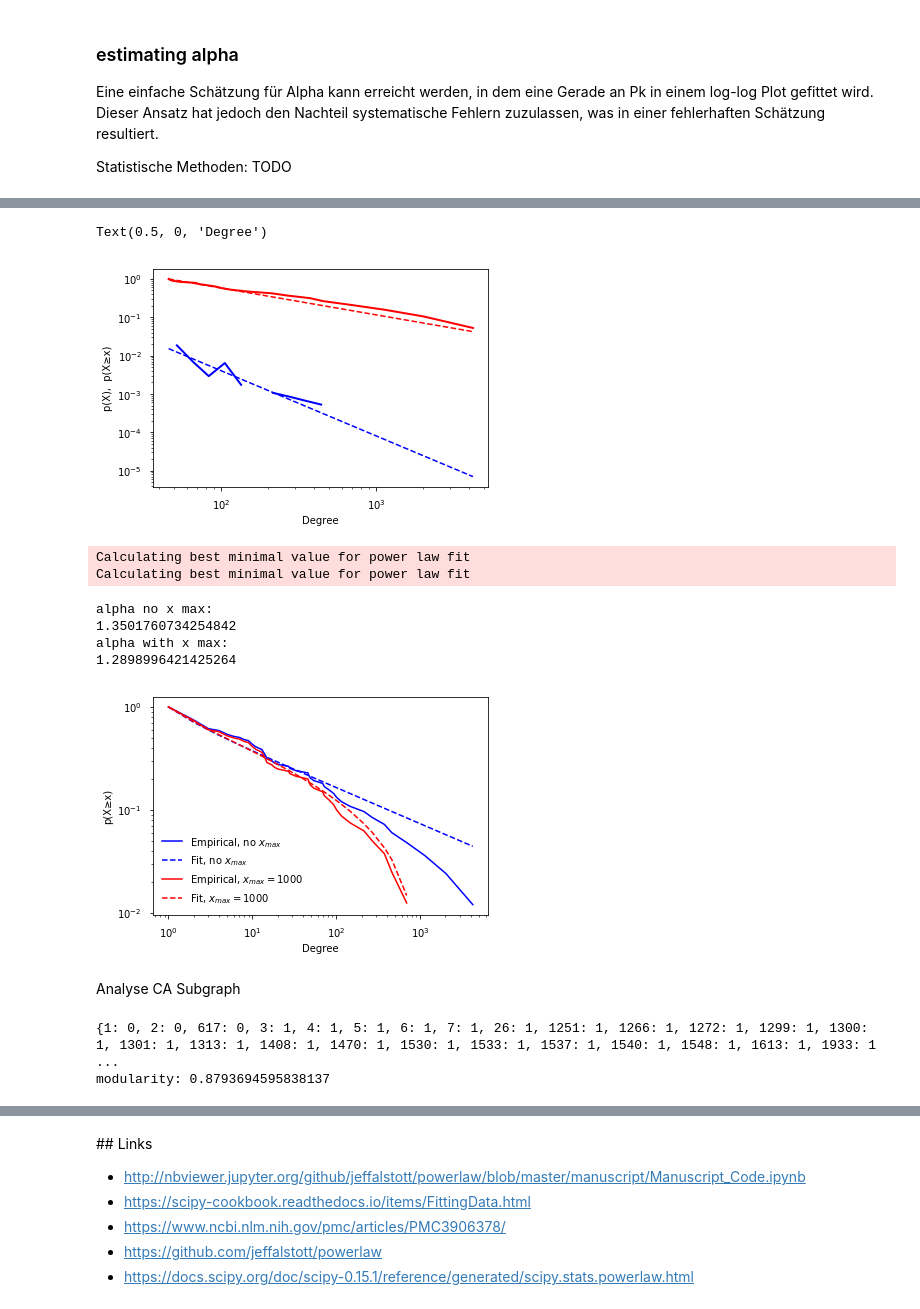
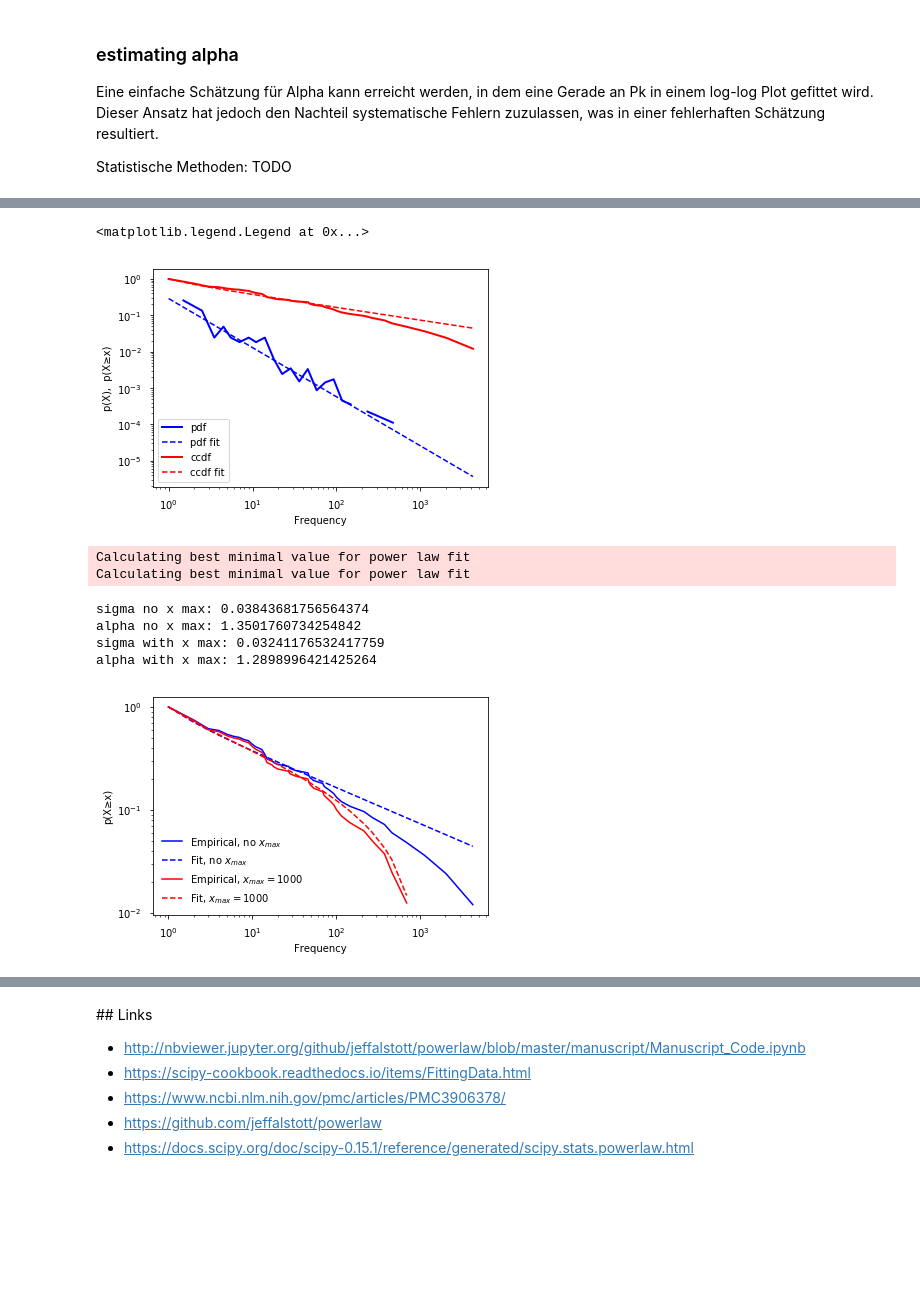
Before and after one commit to mariusgiger/network-analysis-pgp, a Jupyter notebook: PGP - Distribution & network type.ipynb, the cells around one changed output, grey strips where cells are left out. Cells and saved outputs as stored; diff of their text form; code cells hidden in the pictures; blank space fills up the shorter version.

```diff
--- a/PGP - Distribution & network type.ipynb
+++ b/PGP - Distribution & network type.ipynb
@@ -127,0 +155,12 @@ powerlaw.plot_cdf(cnt, color="r")
+# %%
+fit = powerlaw.Fit(cnt, discrete=True)
+print("alpha: " + str(fit.power_law.alpha))
+print("sigma: " + str(fit.power_law.sigma))
+print("xmin: " + str(fit.power_law.xmin))
+fig = fit.plot_ccdf(linewidth=3)
+fit.power_law.plot_ccdf(ax=fig, color='r', label='power law fit', linestyle='--')
+fit.lognormal.plot_ccdf(ax=fig, color='g', label='lognormal fit', linestyle='--')
+fit.truncated_power_law.plot_ccdf(ax=fig,  label='truncated powerlaw fit', color='y', linestyle='--')
+fig.set_ylabel(u"p(X≥x)")
+fig.set_xlabel(r"Frequency")
+fig.legend()
@@ -128,57 +174,39 @@ powerlaw.plot_cdf(cnt, color="r")
 # %%
-figCCDF = fit.plot_pdf(color='b', linewidth=2)
-fit.power_law.plot_pdf(color='b', linestyle='--', ax=figCCDF)
-fit.plot_ccdf(color='r', linewidth=2, ax=figCCDF)
-fit.power_law.plot_ccdf(color='r', linestyle='--', ax=figCCDF)
-####
-figCCDF.set_ylabel(u"p(X),  p(X≥x)")
-figCCDF.set_xlabel(r"Degree")
+fig27 = fit.plot_pdf(color='b', label="pdf", linewidth=2)
+fit.power_law.plot_pdf(color='b', label="pdf fit", linestyle='--', ax=fig27)
+fit.plot_ccdf(color='r', linewidth=2, label="ccdf", ax=fig27)
+fit.power_law.plot_ccdf(color='r', label="ccdf fit", linestyle='--', ax=fig27)
+fig27.set_ylabel(u"p(X),  p(X≥x)")
+fig27.set_xlabel(r"Frequency")
+fig27.legend()
 # %% [output]
-Text(0.5, 0, 'Degree')
+<matplotlib.legend.Legend at 0x...>
-[figure, old version]
+[figure, new version]
 # %%
 #no x max
 fit = powerlaw.Fit(cnt, discrete=True, xmax=None)
 FigCCDFmax = fit.plot_ccdf(color='b', label=r"Empirical, no $x_{max}$")
 fit.power_law.plot_ccdf(color='b', linestyle='--', ax=FigCCDFmax, label=r"Fit, no $x_{max}$")
-print("alpha no x max: ")
-print(fit.power_law.alpha)
+print("sigma no x max: " + str(fit.power_law.sigma))
+print("alpha no x max: " + str(fit.power_law.alpha))
 
 #with x max
 fit = powerlaw.Fit(cnt, discrete=True, xmax=1000)
 fit.plot_ccdf(color='r', label=r"Empirical, $x_{max}=1000$")
 fit.power_law.plot_ccdf(color='r', linestyle='--', ax=FigCCDFmax, label=r"Fit, $x_{max}=1000$")
-print("alpha with x max: ")
-print(fit.power_law.alpha)
+print("sigma with x max: " + str(fit.power_law.sigma))
+print("alpha with x max: " + str(fit.power_law.alpha))
 
 FigCCDFmax.set_ylabel(u"p(X≥x)")
-FigCCDFmax.set_xlabel(r"Degree")
+FigCCDFmax.set_xlabel(r"Frequency")
 handles, labels = FigCCDFmax.get_legend_handles_labels()
 leg = FigCCDFmax.legend(handles, labels, loc=3)
 leg.draw_frame(False)
 # %% [output]
 Calculating best minimal value for power law fit
 Calculating best minimal value for power law fit
-alpha no x max:
-1.3501760734254842
-alpha with x max:
-1.2898996421425264
+sigma no x max: 0.03843681756564374
+alpha no x max: 1.3501760734254842
+sigma with x max: 0.03241176532417759
+alpha with x max: 1.2898996421425264
-[figure, old version]
+[figure, new version]
-# %% [markdown]
-Analyse CA Subgraph
-# %%
-import community
-import networkx as nx
-import matplotlib.pyplot as plt
-
-# Compute the partition of the graph nodes which maximises the modularity (or try..)
-# using the Louvain heuristices
-# This is the partition of highest modularity, i.e. the highest partition of the dendrogram
-# generated by the Louvain algorithm.
-partition = community.best_partition(G)
-print(partition)
-modularity = community.modularity(partition, G)
-print("modularity: "+ str(modularity))
-# %% [output]
-{1: 0, 2: 0, 617: 0, 3: 1, 4: 1, 5: 1, 6: 1, 7: 1, 26: 1, 1251: 1, 1266: 1, 1272: 1, 1299: 1, 1300: 1, 1301: 1, 1313: 1, 1408: 1, 1470: 1, 1530: 1, 1533: 1, 1537: 1, 1540: 1, 1548: 1, 1613: 1, 1933: 1 ...
-modularity: 0.8793694595838137
```
Also changed, not shown: parts of 8 cells of this notebook, 3 other files.
